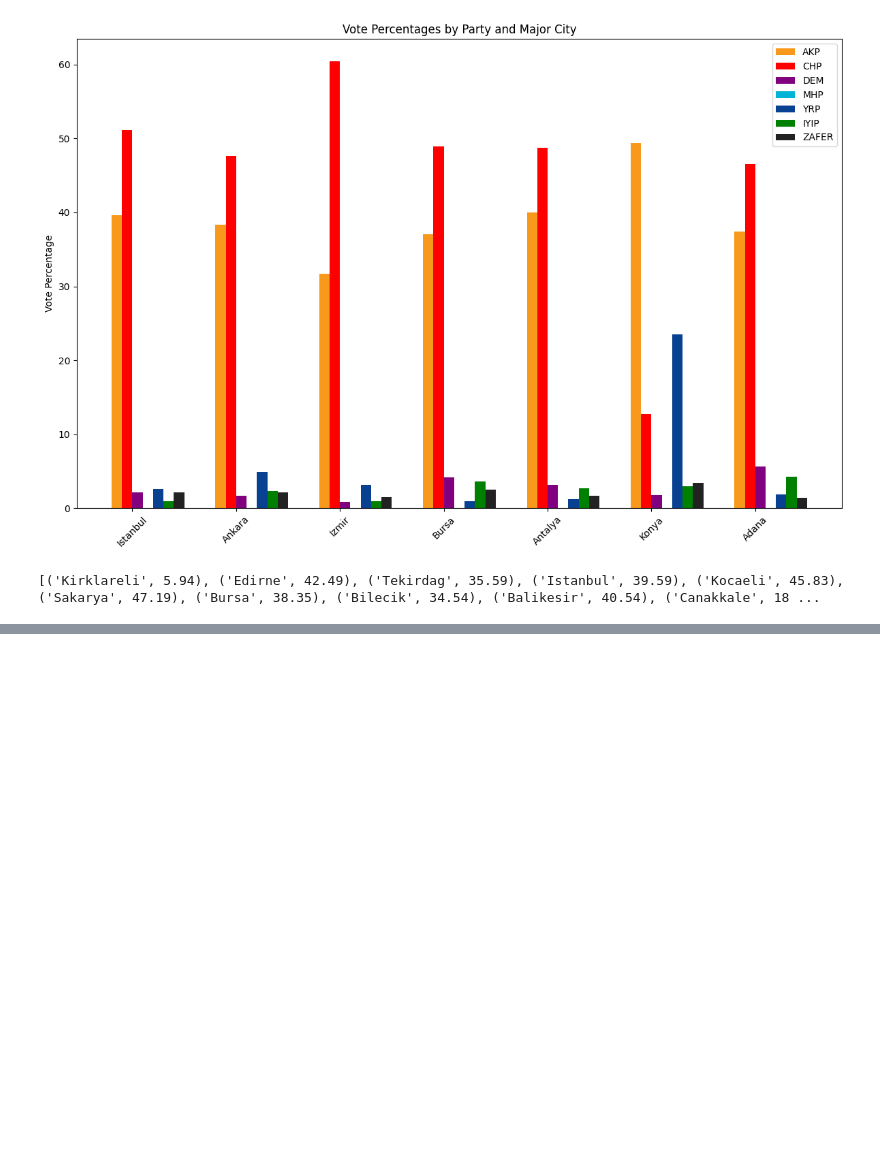
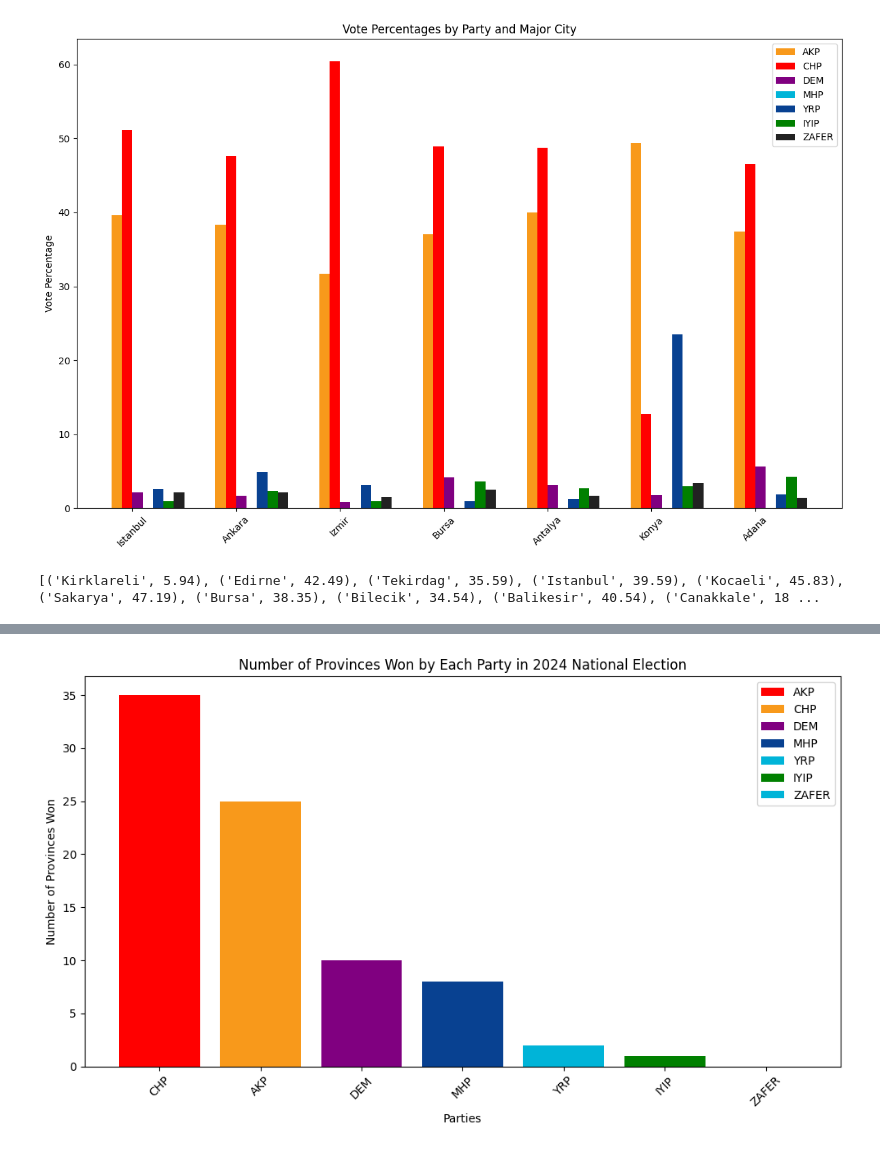
Before and after one commit to imranmammadov19852/Turkey-election-predict, a Jupyter notebook: index.ipynb, the cells around one changed output, grey strips where cells are left out. Drawn from its saved outputs; the diff is of its cells as text; code cells hidden in the pictures; blank space fills up the shorter version.

Commit message:
Counter added

```diff
--- a/index.ipynb
+++ b/index.ipynb
@@ -382,0 +389,22 @@ TypeError: 'str' object is not callable
+# %%
+sorted_party_counts = dict(sorted(party_counts.items(), key=lambda item: item[1], reverse=True))
+
+new_colors = ['red', '#F8991B', 'purple', '#084191', '#00B4D8', 'green', '#00B4D8', 'grey']
+
+parties = list(sorted_party_counts.keys())
+counts = list(sorted_party_counts.values())
+
+plt.figure(figsize=(10, 6))
+bars = plt.bar(parties, counts, color=new_colors)
+plt.xlabel('Parties')
+plt.ylabel('Number of Provinces Won')
+plt.title('Number of Provinces Won by Each Party in 2024 National Election')
+plt.xticks(rotation=45)
+plt.tight_layout()
+
+legend_labels = ['AKP', 'CHP', 'DEM', 'MHP', 'YRP', 'IYIP', 'ZAFER']
+plt.legend(bars, legend_labels, loc='upper right')
+
+plt.show()
+# %% [output]
+[figure, added]
```
Also changed, not shown: parts of 1 cell of this notebook.
